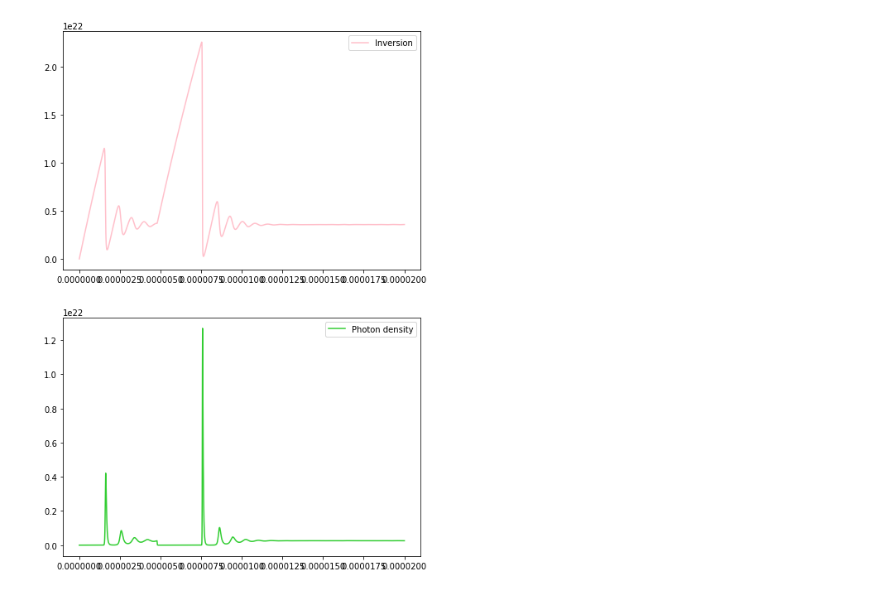
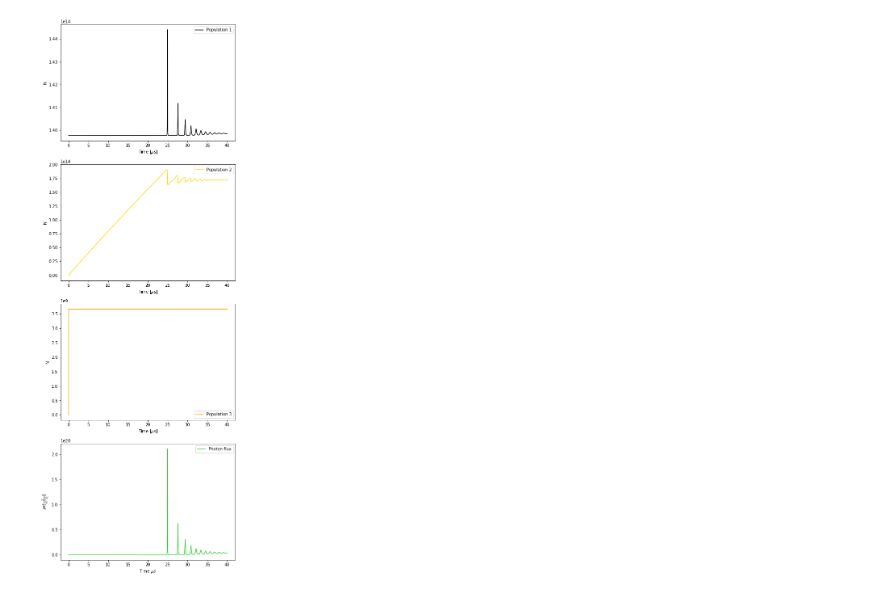
Before and after one commit to JonatanRudrasingam/Rate-equation-and-Q-factor, a Jupyter notebook: Rate Equations and Q-switching.ipynb, the cells around one changed output. Drawn from its saved outputs; the diff is of its cells as text; code cells hidden in the pictures.

```diff
--- a/Rate Equations and Q-switching.ipynb
+++ b/Rate Equations and Q-switching.ipynb
@@ -5,19 +5,21 @@ from scipy.integrate import solve_ivp
 from astropy import constants as const
 
 #Ved Q-switching ændre man på sin losses efter et stykke tid
+#Should start after the first peak
 
 c = const.c.value
-alpha = 10**(-15)
-S = alpha
+S = 10**(-15)
+tconv = 10**6
+t_Q = 1e-6
 
 laser = 'Nd:YAG'
 #starname     = 'KWHya'
 
 re = 2
-#re = 4
+re = 4
 
 Qsw = False
-Qsw = True
+#Qsw = True
 
 if (laser == 'Nd:YAG' and re == 2):
     #Active medium
@@ -26,9 +28,9 @@ if (laser == 'Nd:YAG' and re == 2):
     A = 1/(230*10**(-6))
 
     #Resonator
-    losses = 0.2
+    losses = 0.9
     L = 1 #Length
-    tau = (2*L)/(c*(1-R))
+    tau = (2*L)/(c*(losses))
 
     #Laser parameters
     Ith = 1/(c*sigma*tau)
@@ -38,7 +40,7 @@ if (laser == 'Nd:YAG' and re == 2):
     #Solve_ivp solves the problem:
     y0 = [0, 1]
 
-    tf = 2*10**(-5)
+    tf = 6*10**(-6)
 
     #Colour parameters
     colour0 = 'pink'
@@ -59,7 +61,7 @@ if (laser == 'Nd:YAG' and re == 4):
     P = CWPUMP/hv808
 
     #Resonator
-    losses = 0.2
+    losses = 0.9
     L = 1 #Length
     taucav = (2*L)/(c*(losses))
 
@@ -83,32 +85,47 @@ if (laser == 'Nd:YAG' and re == 4):
     tau3 = (tau30**(-1)+tau32**(-1))**(-1)
     tauRT = (2*OPL)/c
 
+    #Colour parameters
+    colour0 = 'black'
+    colour1 = 'gold'
+    colour2 = 'orange'
+    colour3 = 'limegreen'
+
 
 def RE2(t, y):
     global losses_Q, tau, Qsw
 
+    #N3 = N1 = 0
+    #N3 has an infiniteal small lifetime
+
     I = y[0]
     p = y[1]
 
-    if t > 1e-5/2 and Qsw == True:
-        losses_Q = 0.9
+    if t > t_Q and Qsw == True:
+        losses_Q = 0.2
         tau = (2*L)/(c*(losses_Q))
-    if t > 1.5e-5/2 and Qsw == True:
-        tau = (2*L)/(c*(losses))
         Qsw = False
 
-    dIdt = Wp*(Ntot-I) - sigma*c*p*I-A*I
-    dpdt = p*(sigma*c*I-1/tau)+alpha*A*I
+    dIdt = Wp*(Ntot-I) - sigma*c*p*I-A*I #sigma*c*p*I (gain) [I] = m^-3
+    dpdt = p*(sigma*c*I-1/tau)+S*A*I #S*A*I (spon)
 
     return dIdt, dpdt
 
 
 def RE4(t, y):
+    global losses_Q, taucav, Qsw
+
+    #dN0/dt = 0
 
     N1 = y[0]
     N2 = y[1]
     N3 = y[2]
     I21 = y[3]
+
+    if t > 1.7e-5 and Qsw == True:
+        losses_Q = 0.02
+        taucav = (2*L)/(c*(losses_Q))
+        Qsw = False
 
     dN1dt = I21*sigma21*(N2-N1)+N2/tau21-(N1-N1B)/tau10
     dN2dt = -I21*sigma21*(N2-N1)-(N2-N2B)*(1/tau20+1/tau21)+N3/tau32
@@ -136,37 +153,50 @@ mysol = solve_ivp(RE, (time_init, time_end), y0=y0, t_eval=time_interval)
 if (re == 2):
     fig = plt.figure()
     fig.subplots_adjust(top = 0.8)
 
     ax1 = fig.add_axes([0.15,1,1,1])
-    line1 = ax1.plot(mysol.t,mysol.y[0],label='Inversion', color = colour0)
+    ax1.set_xlabel('Time $[\\mu s]$')
+    ax1.set_ylabel('I $[\\frac{1}{m^3}]$')
+    line1 = ax1.plot(mysol.t*tconv,mysol.y[0],label='Inversion', color = colour0)
 
     ax2 = fig.add_axes([0.15,-0.2,1,1])
-    line2 = ax2.plot(mysol.t,mysol.y[1],label='Photon density', color = colour1)
+    ax2.set_xlabel('Time $[\\mu s]$')
+    ax2.set_ylabel('$\\rho [\\frac{1}{m^3}]$')
+    line2 = ax2.plot(mysol.t*tconv,mysol.y[1],label='Photon density', color = colour1)
 
     ax1.legend()
     ax2.legend()
     plt.show()
 
 if (re == 4):
     fig = plt.figure()
     fig.subplots_adjust(top = 0.8)
 
     ax1 = fig.add_axes([0.15,1,1,1])
-    line1 = ax1.plot(mysol.t,mysol.y[0],label='Population 1')
+    ax1.set_xlabel('Time $[\\mu s]$', fontsize = 10)
+    ax1.set_ylabel('N', fontsize = 10)
+    line1 = ax1.plot(mysol.t*tconv,mysol.y[0],label='Population 1', color = colour0)
 
     ax2 = fig.add_axes([0.15,-0.2,1,1])
-    line2 = ax2.plot(mysol.t,mysol.y[1],label='Population 2')
+    ax2.set_xlabel('Time $[\\mu s]$', fontsize = 10)
+    ax2.set_ylabel('N', fontsize = 10)
+    line2 = ax2.plot(mysol.t*tconv,mysol.y[1],label='Population 2', color = colour1)
 
     ax3 = fig.add_axes([0.15,-1.4,1,1])
-    line3 = ax3.plot(mysol.t,mysol.y[2],label='Population 3')
+    ax3.set_xlabel('Time $[\\mu s]$', fontsize = 10)
+    ax3.set_ylabel('N', fontsize = 10)
+    line3 = ax3.plot(mysol.t*tconv,mysol.y[2],label='Population 3', color = colour2)
 
     ax4 = fig.add_axes([0.15,-2.6,1,1])
-    line4 = ax4.plot(mysol.t,mysol.y[3],label='Inversion')
+    ax4.set_xlabel('Time $\\mu s$', fontsize = 10)
+    ax4.set_ylabel('$\\rho c [\\frac{1}{m^2s]}]$', fontsize = 10)
+    line4 = ax4.plot(mysol.t*tconv,mysol.y[3],label='Photon flux', color = colour3)
 
     ax1.legend()
     ax2.legend()
     ax3.legend()
     ax4.legend()
     plt.show()
+#Plot losses
 # %% [output]
-[figure, old version]
+[figure, new version]
```
Also changed, not shown: 1 other file.
